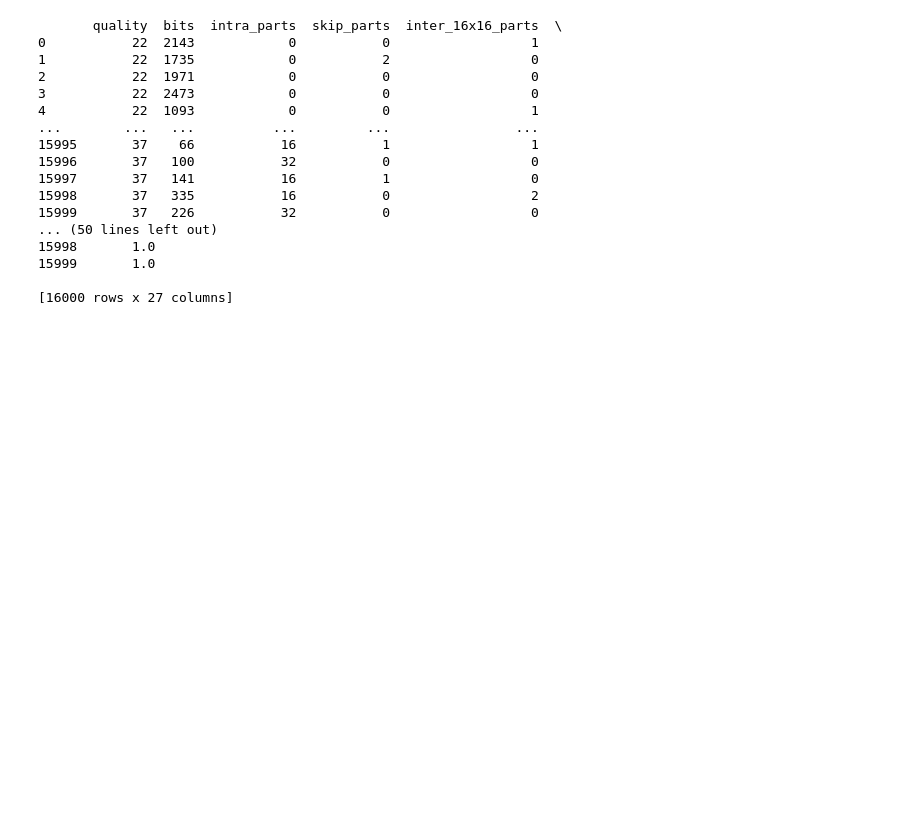
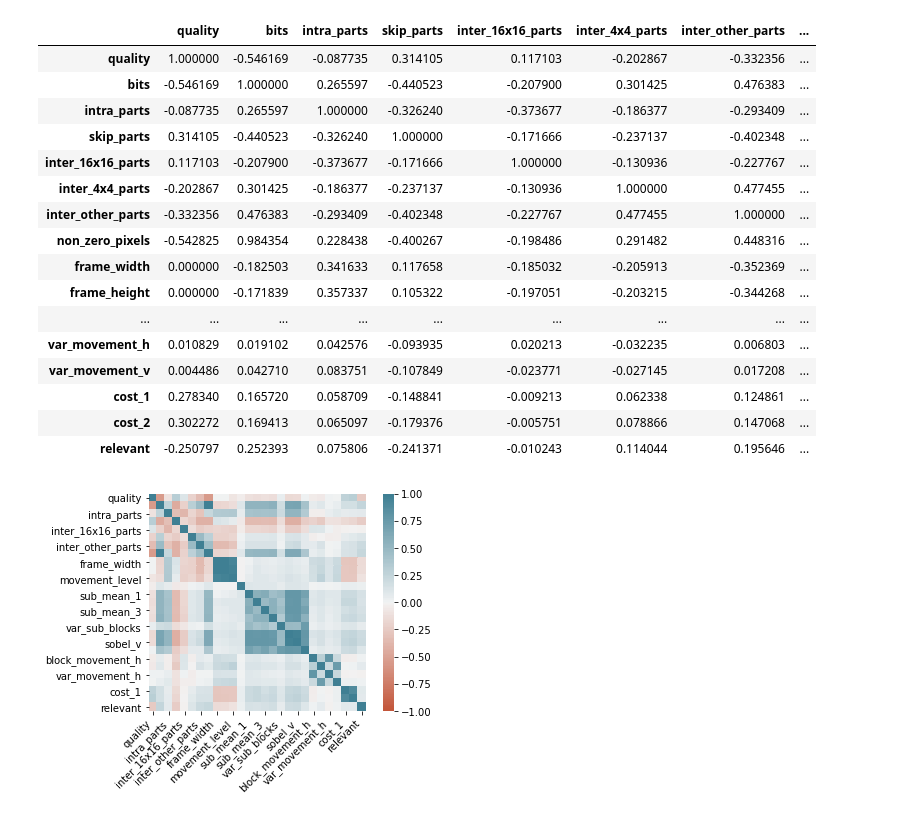
Before and after one commit to IsmaelMunozAz/dataProcess, a Jupyter notebook: predictor.ipynb, the cells around one changed output. Cells and saved outputs as stored; diff of their text form; code cells hidden in the pictures; blank space fills up the shorter version.

```diff
--- a/predictor.ipynb
+++ b/predictor.ipynb
@@ -14,21 +17,36 @@ from sklearn.metrics import silhouette_score
-# %%
-df = pd.read_csv('data.csv')
-print(df)
-# %% [output]
-       quality  bits  intra_parts  skip_parts  inter_16x16_parts  \
-0           22  2143            0           0                  1
-1           22  1735            0           2                  0
-2           22  1971            0           0                  0
-3           22  2473            0           0                  0
-4           22  1093            0           0                  1
-...        ...   ...          ...         ...                ...
-15995       37    66           16           1                  1
-15996       37   100           32           0                  0
-15997       37   141           16           1                  0
-15998       37   335           16           0                  2
-15999       37   226           32           0                  0
-... (50 lines left out)
-15998       1.0
-15999       1.0
-
-[16000 rows x 27 columns]
+# %%
+#Read the dataSet
+df = pd.read_csv('data.csv')
+corrMatrix = df.corr()
+ax = sns.heatmap(
+    corrMatrix,
+    vmin=-1, vmax=1, center=0,
+    cmap=sns.diverging_palette(20, 220, n=200),
+    square=True
+)
+ax.set_xticklabels(
+    ax.get_xticklabels(),
+    rotation=45,
+    horizontalalignment='right'
+);
+
+corrMatrix.style.background_gradient(cmap='coolwarm')
+# %% [output]
+|  | quality | bits | intra_parts | skip_parts | inter_16x16_parts | inter_4x4_parts | inter_other_parts | ... |
+| quality | 1.000000 | -0.546169 | -0.087735 | 0.314105 | 0.117103 | -0.202867 | -0.332356 | ... |
+| bits | -0.546169 | 1.000000 | 0.265597 | -0.440523 | -0.207900 | 0.301425 | 0.476383 | ... |
+| intra_parts | -0.087735 | 0.265597 | 1.000000 | -0.326240 | -0.373677 | -0.186377 | -0.293409 | ... |
+| skip_parts | 0.314105 | -0.440523 | -0.326240 | 1.000000 | -0.171666 | -0.237137 | -0.402348 | ... |
+| inter_16x16_parts | 0.117103 | -0.207900 | -0.373677 | -0.171666 | 1.000000 | -0.130936 | -0.227767 | ... |
+| inter_4x4_parts | -0.202867 | 0.301425 | -0.186377 | -0.237137 | -0.130936 | 1.000000 | 0.477455 | ... |
+| inter_other_parts | -0.332356 | 0.476383 | -0.293409 | -0.402348 | -0.227767 | 0.477455 | 1.000000 | ... |
+| non_zero_pixels | -0.542825 | 0.984354 | 0.228438 | -0.400267 | -0.198486 | 0.291482 | 0.448316 | ... |
+| frame_width | 0.000000 | -0.182503 | 0.341633 | 0.117658 | -0.185032 | -0.205913 | -0.352369 | ... |
+| frame_height | 0.000000 | -0.171839 | 0.357337 | 0.105322 | -0.197051 | -0.203215 | -0.344268 | ... |
+| ... | ... | ... | ... | ... | ... | ... | ... | ... |
+| var_movement_h | 0.010829 | 0.019102 | 0.042576 | -0.093935 | 0.020213 | -0.032235 | 0.006803 | ... |
+| var_movement_v | 0.004486 | 0.042710 | 0.083751 | -0.107849 | -0.023771 | -0.027145 | 0.017208 | ... |
+| cost_1 | 0.278340 | 0.165720 | 0.058709 | -0.148841 | -0.009213 | 0.062338 | 0.124861 | ... |
+| cost_2 | 0.302272 | 0.169413 | 0.065097 | -0.179376 | -0.005751 | 0.078866 | 0.147068 | ... |
+| relevant | -0.250797 | 0.252393 | 0.075806 | -0.241371 | -0.010243 | 0.114044 | 0.195646 | ... |
+[figure, added]
```
Also changed, not shown: parts of 6 cells of this notebook.
